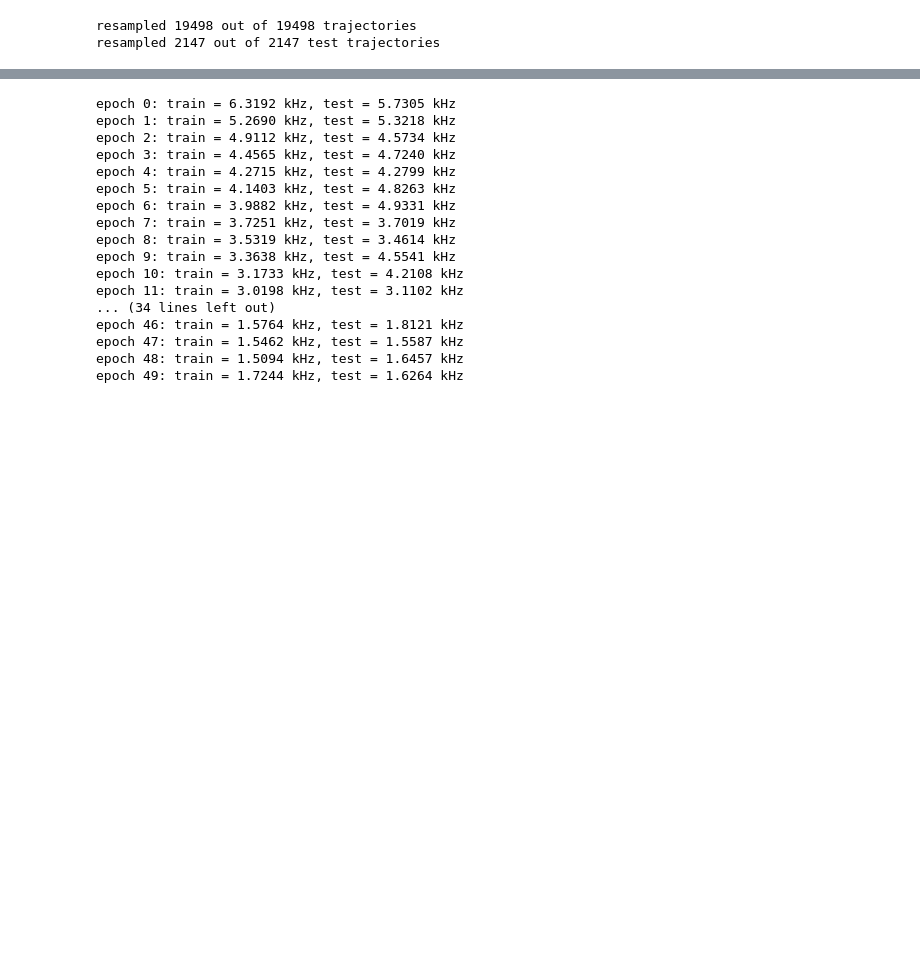
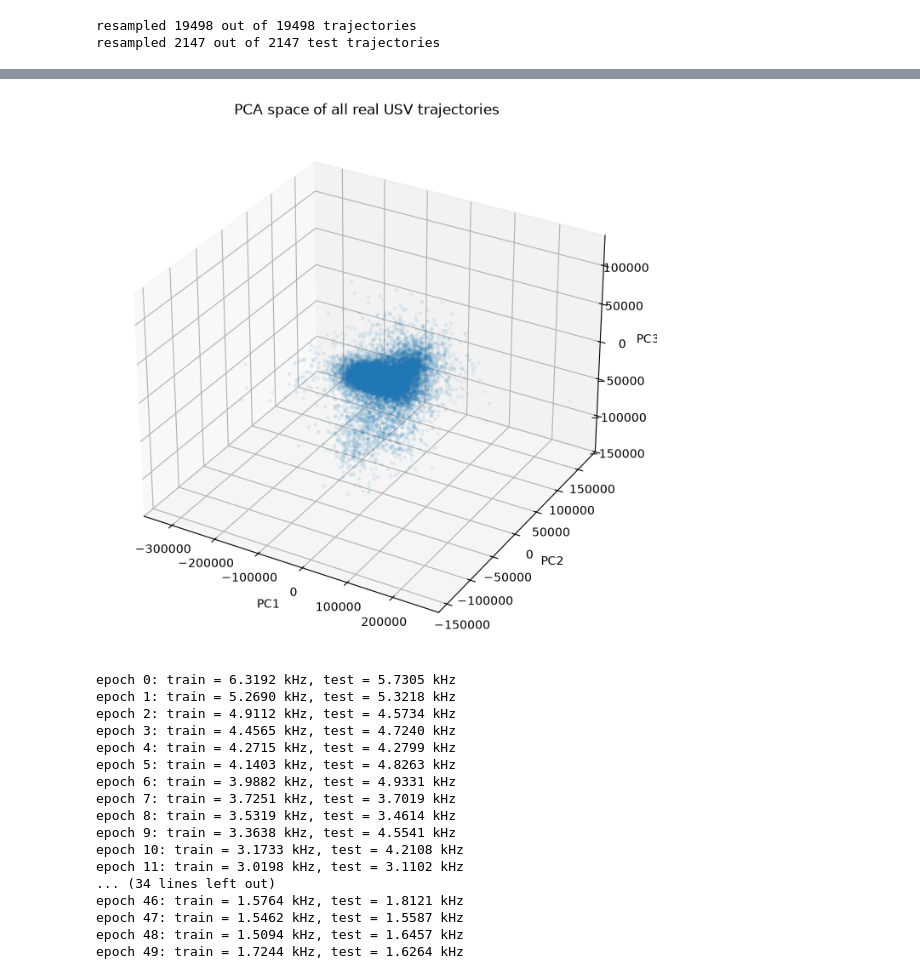
Before and after one commit to netra-khot/mouse-vocalization-2026, a Jupyter notebook: model/model.ipynb, the cells around one changed output, grey strips where cells are left out. Drawn from its saved outputs; the diff is of its cells as text; code cells hidden in the pictures; blank space fills up the shorter version.

Commit message:
made interactive 3d pca visualization of traj embeddings

```diff
--- a/model/model.ipynb
+++ b/model/model.ipynb
@@ -148,6 +148,23 @@ def evaluate(trajectories, model, pca_full, scaler, batch_size=128):
 
     model.train()  # switch back to training mode for the next epoch
     return sum(losses) / len(losses)
+# %%
+# project all trajectories into PCA space (already computed as all_pca_vectors, or recompute)
+all_trajectories_arr = np.array(train_resampled_trajectories)
+means = all_trajectories_arr.mean(axis=1, keepdims=True)
+centered = all_trajectories_arr - means
+pca_coords = pca_full.transform(centered)[:, :3]  # first 3 components for a 3D-style plot
+
+fig = plt.figure(figsize=(8, 8))
+ax = fig.add_subplot(111, projection='3d')
+ax.scatter(pca_coords[:, 0], pca_coords[:, 1], pca_coords[:, 2], alpha=0.3, s=5)
+ax.set_xlabel("PC1")
+ax.set_ylabel("PC2")
+ax.set_zlabel("PC3")
+plt.title("PCA space of all real USV trajectories")
+plt.show()
+# %% [output]
+[figure, added]
 # %%
 model = LSTMController(pca_dim=11)
 optimizer = torch.optim.Adam(model.parameters(), lr=1e-3)
```
Also changed, not shown: parts of 1 cell of this notebook, 2 other files.
